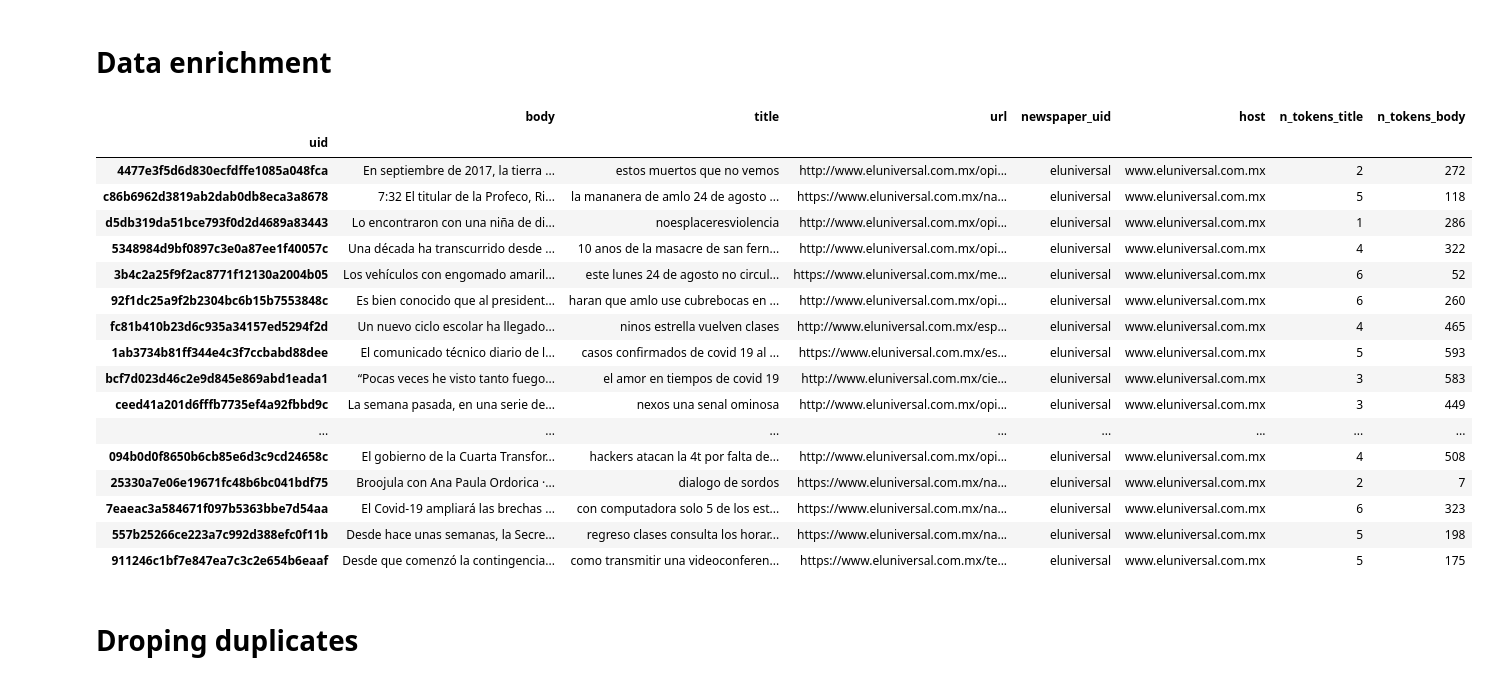
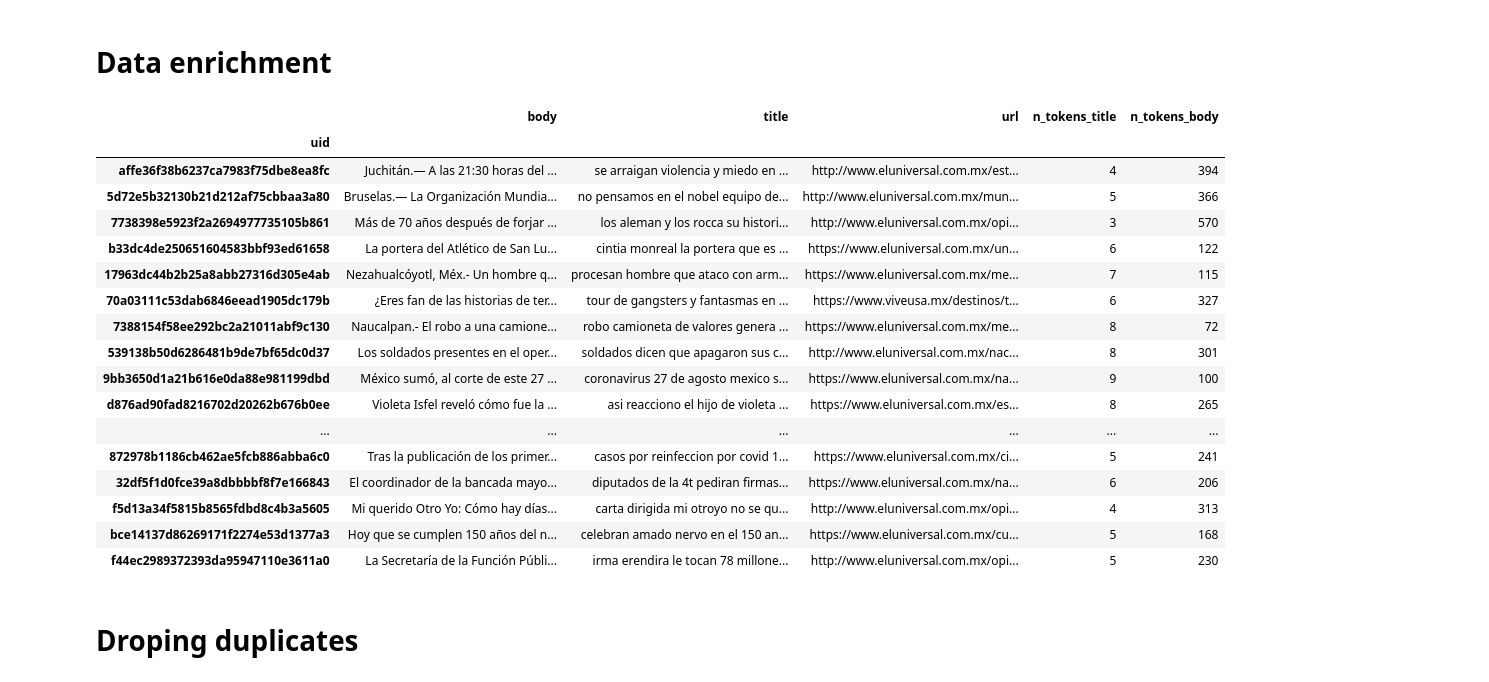
Before and after one commit to Tetfretguru/data_tools_1, a Jupyter notebook: news_scraper/My receipe test.ipynb, the cells around one changed output. Drawn from its saved outputs; the diff is of its cells as text; code cells hidden in the pictures.

```diff
--- a/news_scraper/My receipe test.ipynb
+++ b/news_scraper/My receipe test.ipynb
@@ -1,7 +1,7 @@
 # %%
 import pandas as pd
 
-el_universal = pd.read_csv('eluniversal_2020_08_24_articles.csv')
+el_universal = pd.read_csv('eluniversal_2020_08_27_articles.csv')
 
 el_universal
 # %% [output]
@@ -40,7 +40,7 @@ el_universal.iloc[1:10]
 # %%
 # 1. Añadir news_paper_uid al dataframe
 
-el_universal['newspaper_uid'] = 'eluniversal'
+la_diaria['newspaper_uid'] = 'ladiaria'
 
-el_universal
+la_diaria
 # %% [output]
@@ -64,7 +59,0 @@ el_universal
-# %%
-# 2. Obtener host
-from urllib.parse import urlparse
-
-el_universal['host'] = el_universal['url'].apply(lambda url: urlparse(url).netloc)
-
-el_universal
@@ -197,44 +168,43 @@ el_universal
 # %%
 # Tokenize title and body
 import nltk
 from nltk.corpus import stopwords
 
 
-
 stop_words = set(stopwords.words('spanish'))
 
 def tokenize_column(df, column_name):
     return (df
-               .apply(lambda row: nltk.word_tokenize(row[column_name]), axis=1)
-               .apply(lambda tokens: list(filter(lambda token: token.isalpha(), tokens)))
-               .apply(lambda tokens: list(map(lambda token: token.lower(), tokens)))
-               .apply(lambda word_list: list(filter(lambda word: word not in stop_words, word_list)))
-               .apply(lambda valid_word_list: len(valid_word_list))
+                    .apply(lambda row: nltk.word_tokenize(row[column_name]), axis=1)
+                    .apply(lambda tokens: list(filter(lambda token: token.isalpha(), tokens)))
+                    .apply(lambda tokens: list(map(lambda token: token.lower(), tokens)))
+                    .apply(lambda word_list: list(filter(lambda word: word not in stop_words, word_list)))
+                    .apply(lambda ok_words_list: len(ok_words_list))
            )
 
 el_universal['n_tokens_title'] = tokenize_column(el_universal, 'title')
 el_universal['n_tokens_body'] = tokenize_column(el_universal, 'body')
 
 el_universal
 # %% [output]
-|  | body | title | url | newspaper_uid | host | n_tokens_title | n_tokens_body |
-| uid |  |  |  |  |  |  |  |
-| 4477e3f5d6d830ecfdffe1085a048fca | En septiembre de 2017, la tierra ... | estos muertos que no vemos | http://www.eluniversal.com.mx/opi... | eluniversal | www.eluniversal.com.mx | 2 | 272 |
-| c86b6962d3819ab2dab0db8eca3a8678 | 7:32 El titular de la Profeco, Ri... | la mananera de amlo 24 de agosto ... | https://www.eluniversal.com.mx/na... | eluniversal | www.eluniversal.com.mx | 5 | 118 |
-| d5db319da51bce793f0d2d4689a83443 | Lo encontraron con una niña de di... | noesplaceresviolencia | http://www.eluniversal.com.mx/opi... | eluniversal | www.eluniversal.com.mx | 1 | 286 |
-| 5348984d9bf0897c3e0a87ee1f40057c | Una década ha transcurrido desde ... | 10 anos de la masacre de san fern... | http://www.eluniversal.com.mx/opi... | eluniversal | www.eluniversal.com.mx | 4 | 322 |
-| 3b4c2a25f9f2ac8771f12130a2004b05 | Los vehículos con engomado amaril... | este lunes 24 de agosto no circul... | https://www.eluniversal.com.mx/me... | eluniversal | www.eluniversal.com.mx | 6 | 52 |
-| 92f1dc25a9f2b2304bc6b15b7553848c | Es bien conocido que al president... | haran que amlo use cubrebocas en ... | http://www.eluniversal.com.mx/opi... | eluniversal | www.eluniversal.com.mx | 6 | 260 |
-| fc81b410b23d6c935a34157ed5294f2d | Un nuevo ciclo escolar ha llegado... | ninos estrella vuelven clases | http://www.eluniversal.com.mx/esp... | eluniversal | www.eluniversal.com.mx | 4 | 465 |
-| 1ab3734b81ff344e4c3f7ccbabd88dee | El comunicado técnico diario de l... | casos confirmados de covid 19 al ... | https://www.eluniversal.com.mx/es... | eluniversal | www.eluniversal.com.mx | 5 | 593 |
-| bcf7d023d46c2e9d845e869abd1eada1 | “Pocas veces he visto tanto fuego... | el amor en tiempos de covid 19 | http://www.eluniversal.com.mx/cie... | eluniversal | www.eluniversal.com.mx | 3 | 583 |
-| ceed41a201d6fffb7735ef4a92fbbd9c | La semana pasada, en una serie de... | nexos una senal ominosa | http://www.eluniversal.com.mx/opi... | eluniversal | www.eluniversal.com.mx | 3 | 449 |
-| ... | ... | ... | ... | ... | ... | ... | ... |
-| 094b0d0f8650b6cb85e6d3c9cd24658c | El gobierno de la Cuarta Transfor... | hackers atacan la 4t por falta de... | http://www.eluniversal.com.mx/opi... | eluniversal | www.eluniversal.com.mx | 4 | 508 |
-| 25330a7e06e19671fc48b6bc041bdf75 | Broojula con Ana Paula Ordorica ·... | dialogo de sordos | https://www.eluniversal.com.mx/na... | eluniversal | www.eluniversal.com.mx | 2 | 7 |
-| 7eaeac3a584671f097b5363bbe7d54aa | El Covid-19 ampliará las brechas ... | con computadora solo 5 de los est... | https://www.eluniversal.com.mx/na... | eluniversal | www.eluniversal.com.mx | 6 | 323 |
-| 557b25266ce223a7c992d388efc0f11b | Desde hace unas semanas, la Secre... | regreso clases consulta los horar... | https://www.eluniversal.com.mx/na... | eluniversal | www.eluniversal.com.mx | 5 | 198 |
-| 911246c1bf7e847ea7c3c2e654b6eaaf | Desde que comenzó la contingencia... | como transmitir una videoconferen... | https://www.eluniversal.com.mx/te... | eluniversal | www.eluniversal.com.mx | 5 | 175 |
+|  | body | title | url | n_tokens_title | n_tokens_body |
+| uid |  |  |  |  |  |
+| affe36f38b6237ca7983f75dbe8ea8fc | Juchitán.— A las 21:30 horas del ... | se arraigan violencia y miedo en ... | http://www.eluniversal.com.mx/est... | 4 | 394 |
+| 5d72e5b32130b21d212af75cbbaa3a80 | Bruselas.— La Organización Mundia... | no pensamos en el nobel equipo de... | http://www.eluniversal.com.mx/mun... | 5 | 366 |
+| 7738398e5923f2a2694977735105b861 | Más de 70 años después de forjar ... | los aleman y los rocca su histori... | http://www.eluniversal.com.mx/opi... | 3 | 570 |
+| b33dc4de250651604583bbf93ed61658 | La portera del Atlético de San Lu... | cintia monreal la portera que es ... | https://www.eluniversal.com.mx/un... | 6 | 122 |
+| 17963dc44b2b25a8abb27316d305e4ab | Nezahualcóyotl, Méx.- Un hombre q... | procesan hombre que ataco con arm... | https://www.eluniversal.com.mx/me... | 7 | 115 |
+| 70a03111c53dab6846eead1905dc179b | ¿Eres fan de las historias de ter... | tour de gangsters y fantasmas en ... | https://www.viveusa.mx/destinos/t... | 6 | 327 |
+| 7388154f58ee292bc2a21011abf9c130 | Naucalpan.- El robo a una camione... | robo camioneta de valores genera ... | https://www.eluniversal.com.mx/me... | 8 | 72 |
+| 539138b50d6286481b9de7bf65dc0d37 | Los soldados presentes en el oper... | soldados dicen que apagaron sus c... | http://www.eluniversal.com.mx/nac... | 8 | 301 |
+| 9bb3650d1a21b616e0da88e981199dbd | México sumó, al corte de este 27 ... | coronavirus 27 de agosto mexico s... | https://www.eluniversal.com.mx/na... | 9 | 100 |
+| d876ad90fad8216702d20262b676b0ee | Violeta Isfel reveló cómo fue la ... | asi reacciono el hijo de violeta ... | https://www.eluniversal.com.mx/es... | 8 | 265 |
+| ... | ... | ... | ... | ... | ... |
+| 872978b1186cb462ae5fcb886abba6c0 | Tras la publicación de los primer... | casos por reinfeccion por covid 1... | https://www.eluniversal.com.mx/ci... | 5 | 241 |
+| 32df5f1d0fce39a8dbbbbf8f7e166843 | El coordinador de la bancada mayo... | diputados de la 4t pediran firmas... | https://www.eluniversal.com.mx/na... | 6 | 206 |
+| f5d13a34f5815b8565fdbd8c4b3a5605 | Mi querido Otro Yo: Cómo hay días... | carta dirigida mi otroyo no se qu... | http://www.eluniversal.com.mx/opi... | 4 | 313 |
+| bce14137d86269171f2274e53d1377a3 | Hoy que se cumplen 150 años del n... | celebran amado nervo en el 150 an... | https://www.eluniversal.com.mx/cu... | 5 | 168 |
+| f44ec2989372393da95947110e3611a0 | La Secretaría de la Función Públi... | irma erendira le tocan 78 millone... | http://www.eluniversal.com.mx/opi... | 5 | 230 |
 # %% [markdown]
 # Droping duplicates
 # %%
```
Also changed, not shown: parts of 14 cells of this notebook, 6 other files.
